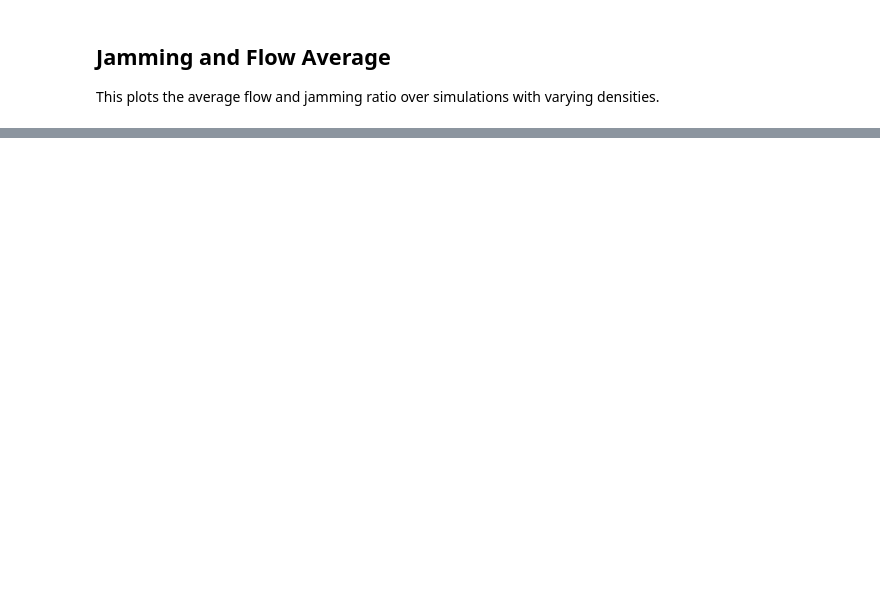
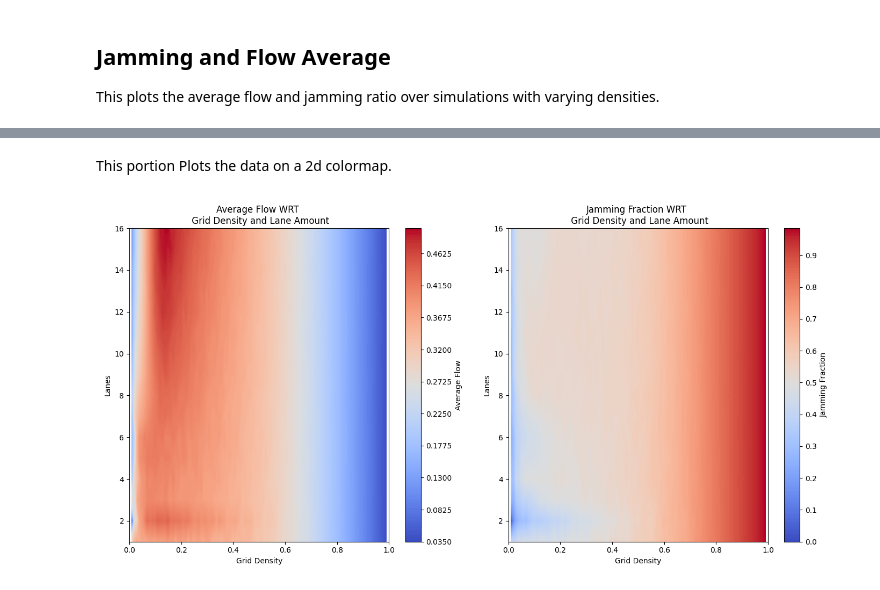
Before and after one commit to negray03/PHY-381C-Final-Project-Onset-of-Traffic, a Jupyter notebook: visualizations/visualization_statistics.ipynb, the cells around one changed output, grey strips where cells are left out. Saved outputs shown, nothing was run; the diff lists cells and outputs as text; code cells hidden in the pictures; blank space fills up the shorter version.

```diff
--- a/visualizations/visualization_statistics.ipynb
+++ b/visualizations/visualization_statistics.ipynb
@@ -125,0 +161,36 @@ plt.show()
+# %% [markdown]
+This portion Plots the data on a 2d colormap.
+# %%
+fig = plt.figure(figsize=(14, 7))
+ax = fig.add_subplot(122)
+
+
+ay = fig.add_subplot(121)
+
+
+cf1 = ay.contourf(density, lane, average_flows, cmap='coolwarm', levels = 200)
+
+ay.set_xlabel('Grid Density')
+ay.set_ylabel('Lanes')
+ay.set_title('Average Flow WRT \n Grid Density and Lane Amount')
+ay.set_xlim(0,1)
+ay.set_ylim(1,16)
+
+
+
+cf2 = ax.contourf(density, lane, jamming_fractions, cmap='coolwarm', levels = 200)
+
+ax.set_xlabel('Grid Density')
+ax.set_ylabel('Lanes')
+ax.set_title('Jamming Fraction WRT \n Grid Density and Lane Amount')
+ax.set_xlim(0,1)
+ax.set_ylim(1,16)
+
+fig.colorbar(cf1, ax = ay, label='Average Flow')
+fig.colorbar(cf2, ax = ax, label='Jamming Fraction')
+
+plt.subplots_adjust(wspace=0.5)
+plt.tight_layout()
+plt.show()
+# %% [output]
+[figure, added]
```
Also changed, not shown: parts of 7 cells of this notebook, 24 other files.
